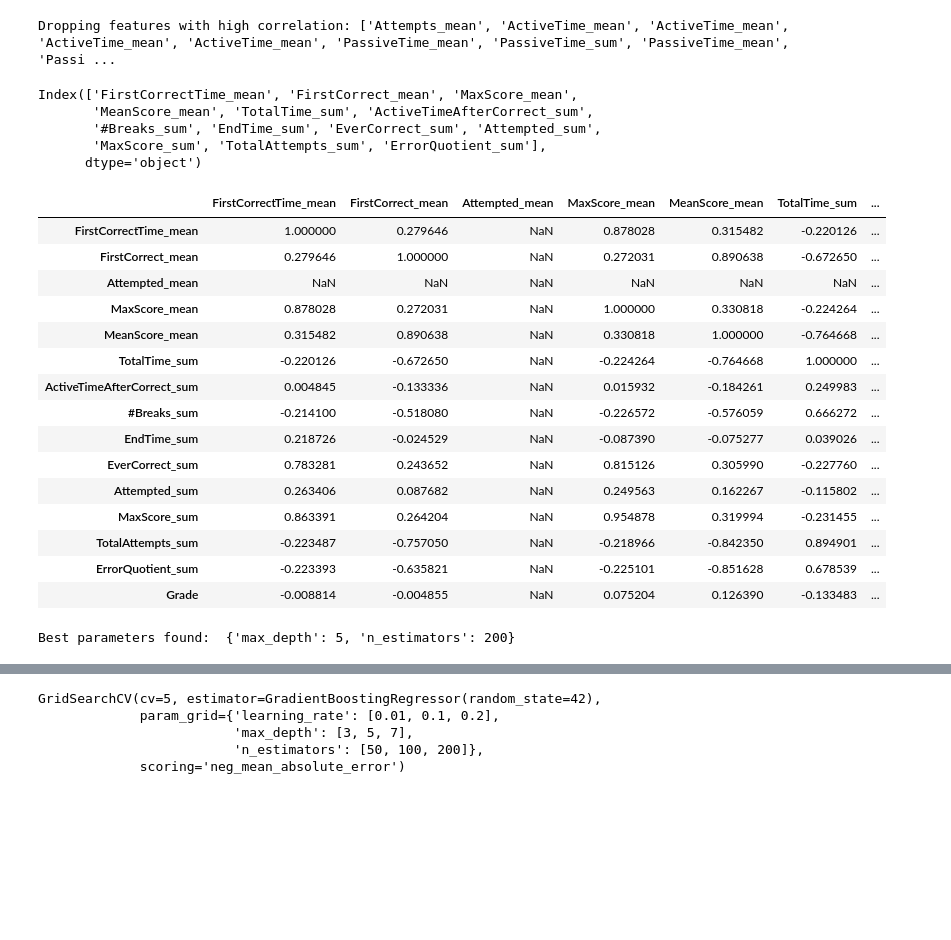
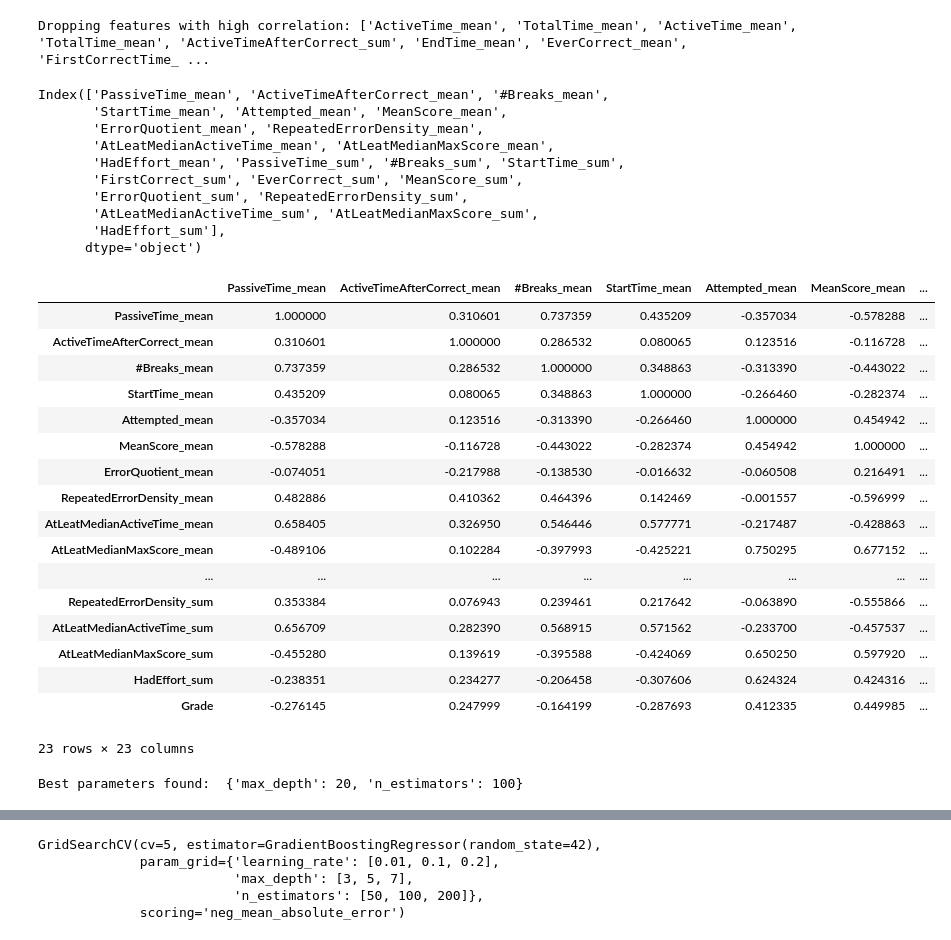
Before and after one commit to CSSPLICE/ProgSnapToolkit, a Jupyter notebook: src/analytics/feature_importance/importance.ipynb, the cells around one changed output, grey strips where cells are left out. Saved outputs shown, nothing was run; the diff lists cells and outputs as text; code cells hidden in the pictures; blank space fills up the shorter version.

```diff
--- a/src/analytics/feature_importance/importance.ipynb
+++ b/src/analytics/feature_importance/importance.ipynb
@@ -9,8 +9,8 @@ sys.path.insert(0, "../../")
 from spec.enums import MainTableColumns as Cols
 # %%
 # base_dir = '../../../sample_data/cwo/s19/analysis/'
-base_dir = '../../../sample_data/cwo/f19/analysis/'
-# base_dir = '../../../sample_data/codebench/2024/analysis/'
+# base_dir = '../../../sample_data/cwo/f19/analysis/'
+base_dir = '../../../sample_data/codebench/2024/analysis/'
 # %%
 data = pd.read_csv(os.path.join(base_dir, 'subject_features.csv'))
 # %%
@@ -26,5 +26,12 @@ data.head()
+# %%
+# There's just one CS course with 18 students, so I don't think it's
+# worth treating as a separate prediction.
+data = data[data["X-ClassID"] != 2607741091]
+# %%
+grouping_cols = ["X-ClassID", Cols.SubjectID]
+grouping_cols = [col for col in grouping_cols if col in data.columns]
 # %%
-X = data.drop(columns=[Cols.SubjectID, 'Grade'])
+X = data.drop(columns=grouping_cols + ['Grade'])
 y = data['Grade']
 # %%
 # Drop columns with 0 variance
@@ -82,35 +89,42 @@ to_drop = high_corr_pairs.apply(drop_low_corr_feature, axis=1, X=X, y=y)
 print(f"Dropping features with high correlation: {to_drop.tolist()}")
 X_lean = X.drop(columns=to_drop)
 # %% [output]
-Dropping features with high correlation: ['Attempts_mean', 'ActiveTime_mean', 'ActiveTime_mean', 'ActiveTime_mean', 'ActiveTime_mean', 'PassiveTime_mean', 'PassiveTime_sum', 'PassiveTime_mean', 'Passi ...
+Dropping features with high correlation: ['ActiveTime_mean', 'TotalTime_mean', 'ActiveTime_mean', 'TotalTime_mean', 'ActiveTimeAfterCorrect_sum', 'EndTime_mean', 'EverCorrect_mean', 'FirstCorrectTime_ ...
 # %%
 X_lean.columns
 # %% [output]
-Index(['FirstCorrectTime_mean', 'FirstCorrect_mean', 'MaxScore_mean',
-       'MeanScore_mean', 'TotalTime_sum', 'ActiveTimeAfterCorrect_sum',
-       '#Breaks_sum', 'EndTime_sum', 'EverCorrect_sum', 'Attempted_sum',
-       'MaxScore_sum', 'TotalAttempts_sum', 'ErrorQuotient_sum'],
+Index(['PassiveTime_mean', 'ActiveTimeAfterCorrect_mean', '#Breaks_mean',
+       'StartTime_mean', 'Attempted_mean', 'MeanScore_mean',
+       'ErrorQuotient_mean', 'RepeatedErrorDensity_mean',
+       'AtLeatMedianActiveTime_mean', 'AtLeatMedianMaxScore_mean',
+       'HadEffort_mean', 'PassiveTime_sum', '#Breaks_sum', 'StartTime_sum',
+       'FirstCorrect_sum', 'EverCorrect_sum', 'MeanScore_sum',
+       'ErrorQuotient_sum', 'RepeatedErrorDensity_sum',
+       'AtLeatMedianActiveTime_sum', 'AtLeatMedianMaxScore_sum',
+       'HadEffort_sum'],
       dtype='object')
 # %%
 # Use the original data to peak at Grade
-data.drop(columns=to_drop).drop(columns=[Cols.SubjectID]).corr(method='spearman')
+data.drop(columns=to_drop).drop(columns=grouping_cols).corr(method='spearman')
 # %% [output]
-|  | FirstCorrectTime_mean | FirstCorrect_mean | Attempted_mean | MaxScore_mean | MeanScore_mean | TotalTime_sum | ... |
-| FirstCorrectTime_mean | 1.000000 | 0.279646 | NaN | 0.878028 | 0.315482 | -0.220126 | ... |
-| FirstCorrect_mean | 0.279646 | 1.000000 | NaN | 0.272031 | 0.890638 | -0.672650 | ... |
-| Attempted_mean | NaN | NaN | NaN | NaN | NaN | NaN | ... |
-| MaxScore_mean | 0.878028 | 0.272031 | NaN | 1.000000 | 0.330818 | -0.224264 | ... |
-| MeanScore_mean | 0.315482 | 0.890638 | NaN | 0.330818 | 1.000000 | -0.764668 | ... |
-| TotalTime_sum | -0.220126 | -0.672650 | NaN | -0.224264 | -0.764668 | 1.000000 | ... |
-| ActiveTimeAfterCorrect_sum | 0.004845 | -0.133336 | NaN | 0.015932 | -0.184261 | 0.249983 | ... |
-| #Breaks_sum | -0.214100 | -0.518080 | NaN | -0.226572 | -0.576059 | 0.666272 | ... |
-| EndTime_sum | 0.218726 | -0.024529 | NaN | -0.087390 | -0.075277 | 0.039026 | ... |
-| EverCorrect_sum | 0.783281 | 0.243652 | NaN | 0.815126 | 0.305990 | -0.227760 | ... |
-| Attempted_sum | 0.263406 | 0.087682 | NaN | 0.249563 | 0.162267 | -0.115802 | ... |
-| MaxScore_sum | 0.863391 | 0.264204 | NaN | 0.954878 | 0.319994 | -0.231455 | ... |
-| TotalAttempts_sum | -0.223487 | -0.757050 | NaN | -0.218966 | -0.842350 | 0.894901 | ... |
-| ErrorQuotient_sum | -0.223393 | -0.635821 | NaN | -0.225101 | -0.851628 | 0.678539 | ... |
-| Grade | -0.008814 | -0.004855 | NaN | 0.075204 | 0.126390 | -0.133483 | ... |
+|  | PassiveTime_mean | ActiveTimeAfterCorrect_mean | #Breaks_mean | StartTime_mean | Attempted_mean | MeanScore_mean | ... |
+| PassiveTime_mean | 1.000000 | 0.310601 | 0.737359 | 0.435209 | -0.357034 | -0.578288 | ... |
+| ActiveTimeAfterCorrect_mean | 0.310601 | 1.000000 | 0.286532 | 0.080065 | 0.123516 | -0.116728 | ... |
+| #Breaks_mean | 0.737359 | 0.286532 | 1.000000 | 0.348863 | -0.313390 | -0.443022 | ... |
+| StartTime_mean | 0.435209 | 0.080065 | 0.348863 | 1.000000 | -0.266460 | -0.282374 | ... |
+| Attempted_mean | -0.357034 | 0.123516 | -0.313390 | -0.266460 | 1.000000 | 0.454942 | ... |
+| MeanScore_mean | -0.578288 | -0.116728 | -0.443022 | -0.282374 | 0.454942 | 1.000000 | ... |
+| ErrorQuotient_mean | -0.074051 | -0.217988 | -0.138530 | -0.016632 | -0.060508 | 0.216491 | ... |
+| RepeatedErrorDensity_mean | 0.482886 | 0.410362 | 0.464396 | 0.142469 | -0.001557 | -0.596999 | ... |
+| AtLeatMedianActiveTime_mean | 0.658405 | 0.326950 | 0.546446 | 0.577771 | -0.217487 | -0.428863 | ... |
+| AtLeatMedianMaxScore_mean | -0.489106 | 0.102284 | -0.397993 | -0.425221 | 0.750295 | 0.677152 | ... |
+| ... | ... | ... | ... | ... | ... | ... | ... |
+| RepeatedErrorDensity_sum | 0.353384 | 0.076943 | 0.239461 | 0.217642 | -0.063890 | -0.555866 | ... |
+| AtLeatMedianActiveTime_sum | 0.656709 | 0.282390 | 0.568915 | 0.571562 | -0.233700 | -0.457537 | ... |
+| AtLeatMedianMaxScore_sum | -0.455280 | 0.139619 | -0.395588 | -0.424069 | 0.650250 | 0.597920 | ... |
+| HadEffort_sum | -0.238351 | 0.234277 | -0.206458 | -0.307606 | 0.624324 | 0.424316 | ... |
+| Grade | -0.276145 | 0.247999 | -0.164199 | -0.287693 | 0.412335 | 0.449985 | ... |
+23 rows × 23 columns
 # %%
 from sklearn.ensemble import RandomForestRegressor
 
@@ -131,7 +145,7 @@ grid_search = GridSearchCV(rf, param_grid, cv=5, scoring='neg_mean_absolute_erro
 grid_search.fit(X_train, y_train)
 print("Best parameters found: ", grid_search.best_params_)
 # %% [output]
-Best parameters found:  {'max_depth': 5, 'n_estimators': 200}
+Best parameters found:  {'max_depth': 20, 'n_estimators': 100}
 # %%
 pd.DataFrame(grid_search.cv_results_)[["mean_train_score", "mean_test_score", "std_test_score", "params"]]
 # %% [output]
```
Also changed, not shown: parts of 15 cells of this notebook, 1 other file.
